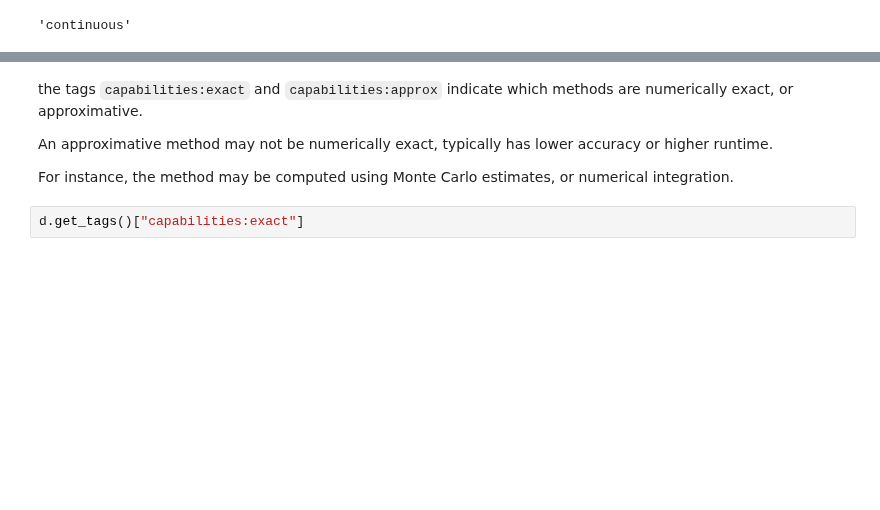
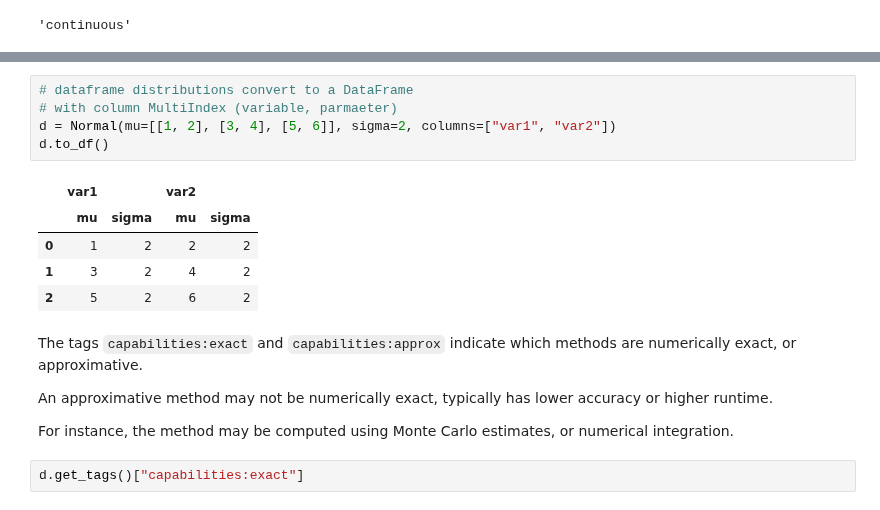
Before and after one commit to sktime/skpro, a Jupyter notebook: examples/03_skpro_distributions.ipynb, the cells around one changed output, grey strips where cells are left out. Cells and saved outputs as stored; diff of their text form; blank space fills up the shorter version.

```diff
--- a/examples/03_skpro_distributions.ipynb
+++ b/examples/03_skpro_distributions.ipynb
@@ -483,5 +501,16 @@ d.get_tags()["distr:measuretype"]
+# %%
+# dataframe distributions convert to a DataFrame
+# with column MultiIndex (variable, parmaeter)
+d = Normal(mu=[[1, 2], [3, 4], [5, 6]], sigma=2, columns=["var1", "var2"])
+d.to_df()
+# %% [output]
+|  | var1 |  | var2 |  |
+|  | mu | sigma | mu | sigma |
+| 0 | 1 | 2 | 2 | 2 |
+| 1 | 3 | 2 | 4 | 2 |
+| 2 | 5 | 2 | 6 | 2 |
 # %% [markdown]
-the tags `capabilities:exact` and `capabilities:approx` indicate which methods are numerically exact, or approximative.
+The tags `capabilities:exact` and `capabilities:approx` indicate which methods are numerically exact, or approximative.
 
 An approximative method may not be numerically exact, typically has lower accuracy or higher runtime.
 
```
Also changed, not shown: parts of 11 cells of this notebook.
